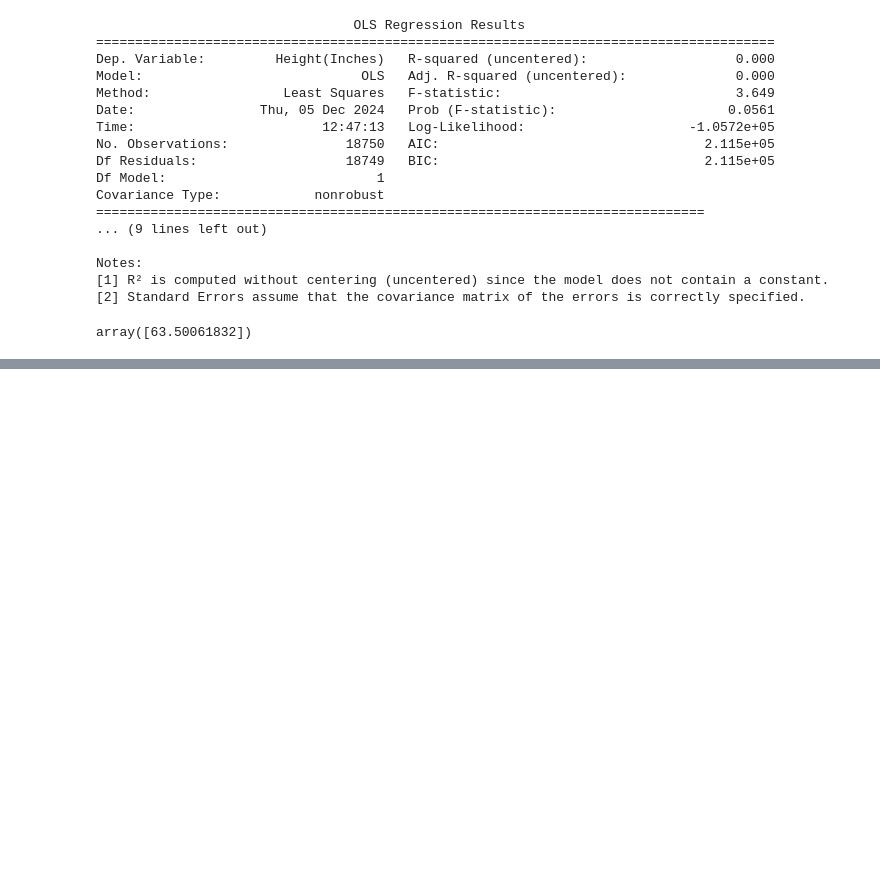
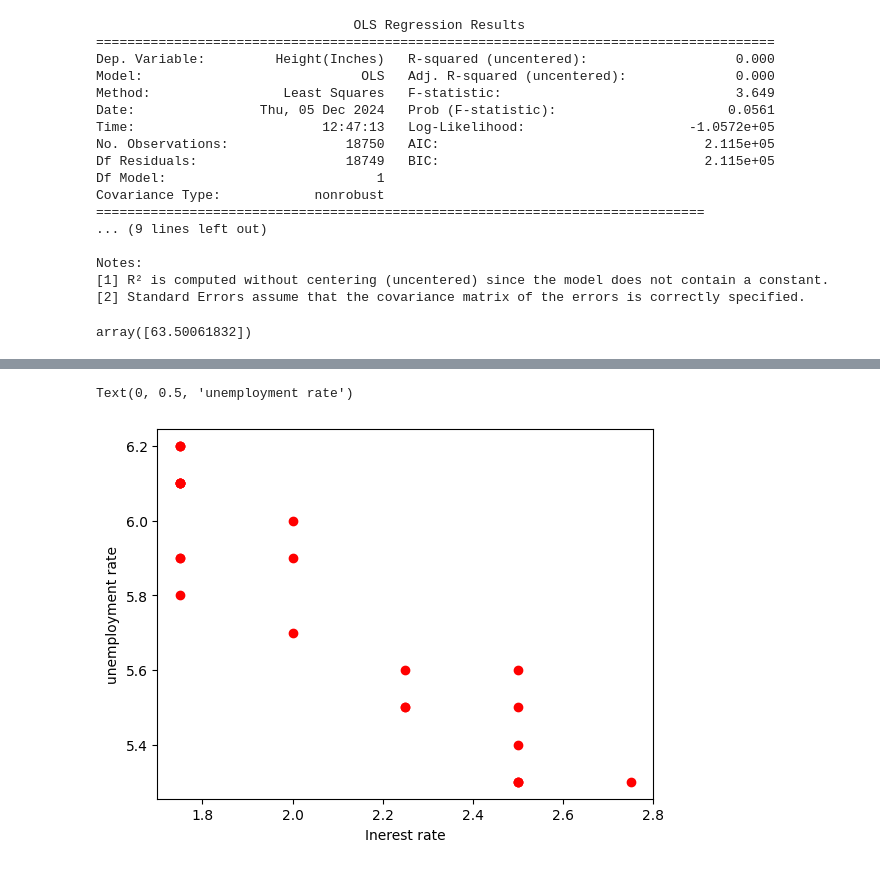
Before and after one commit to SnehaVPujari007/Data-Science-Course, a Jupyter notebook: Machine Learning/Supervised_Learning.ipynb, the cells around one changed output, grey strips where cells are left out. Drawn from its saved outputs; the diff is of its cells as text; code cells hidden in the pictures; blank space fills up the shorter version.

```diff
--- a/Machine Learning/Supervised_Learning.ipynb
+++ b/Machine Learning/Supervised_Learning.ipynb
@@ -240,0 +293,7 @@ array([63.50061832])
+# %%
+plt.scatter(df_index['interest_rate'] ,df_index['unemployment_rate'],color='r')
+plt.xlabel('Inerest rate')
+plt.ylabel('unemployment rate')
+# %% [output]
+Text(0, 0.5, 'unemployment rate')
+[figure, added]
```
Also changed, not shown: parts of 33 cells of this notebook, 1 other file.
